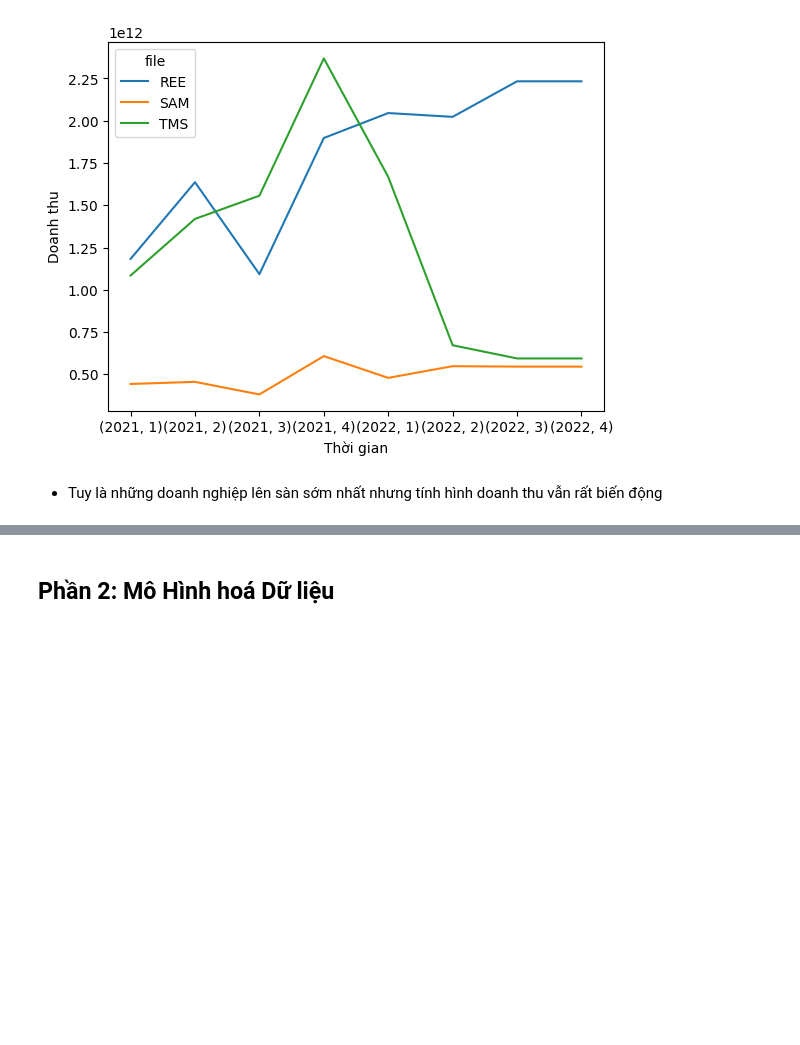
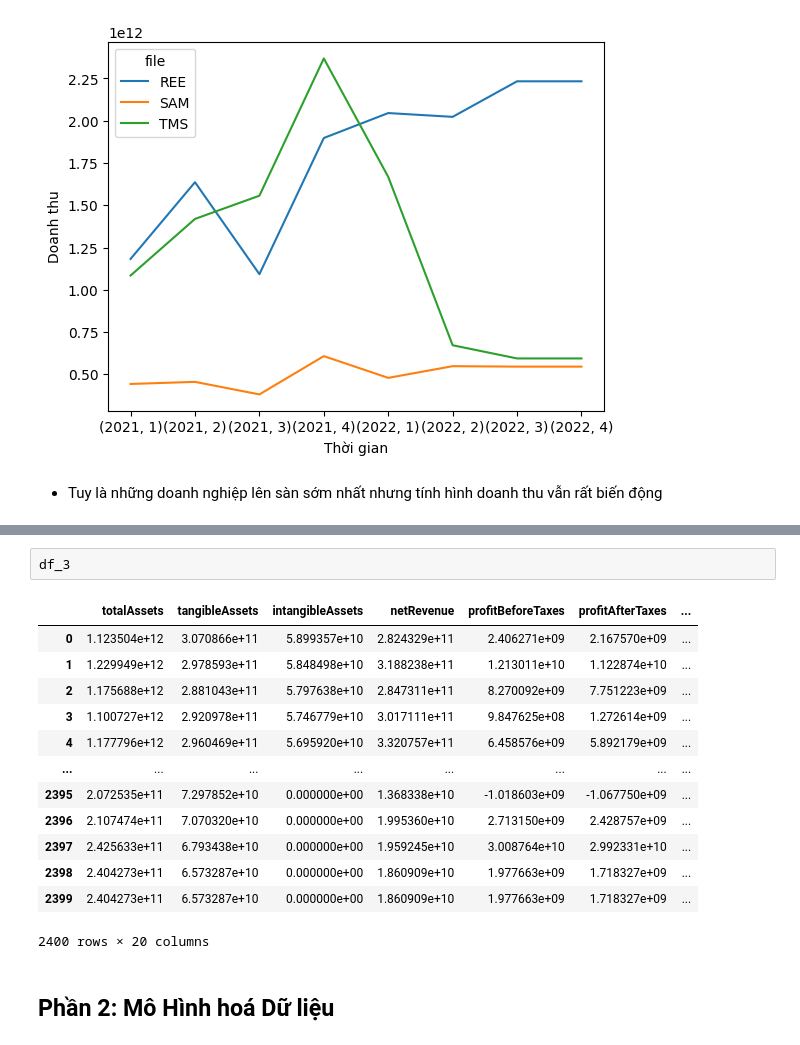
Before and after one commit to minhtringuyennn/NMKHDL_Project, a Jupyter notebook: crawl/crawl_data.ipynb, the cells around one changed output, grey strips where cells are left out. Cells and saved outputs as stored; diff of their text form; blank space fills up the shorter version.

```diff
--- a/crawl/crawl_data.ipynb
+++ b/crawl/crawl_data.ipynb
@@ -769,3 +789,19 @@ new.plot(xlabel='Thời gian',ylabel='Doanh thu')
+# %%
+df_3
+# %% [output]
+|  | totalAssets | tangibleAssets | intangibleAssets | netRevenue | profitBeforeTaxes | profitAfterTaxes | ... |
+| 0 | 1.123504e+12 | 3.070866e+11 | 5.899357e+10 | 2.824329e+11 | 2.406271e+09 | 2.167570e+09 | ... |
+| 1 | 1.229949e+12 | 2.978593e+11 | 5.848498e+10 | 3.188238e+11 | 1.213011e+10 | 1.122874e+10 | ... |
+| 2 | 1.175688e+12 | 2.881043e+11 | 5.797638e+10 | 2.847311e+11 | 8.270092e+09 | 7.751223e+09 | ... |
+| 3 | 1.100727e+12 | 2.920978e+11 | 5.746779e+10 | 3.017111e+11 | 9.847625e+08 | 1.272614e+09 | ... |
+| 4 | 1.177796e+12 | 2.960469e+11 | 5.695920e+10 | 3.320757e+11 | 6.458576e+09 | 5.892179e+09 | ... |
+| ... | ... | ... | ... | ... | ... | ... | ... |
+| 2395 | 2.072535e+11 | 7.297852e+10 | 0.000000e+00 | 1.368338e+10 | -1.018603e+09 | -1.067750e+09 | ... |
+| 2396 | 2.107474e+11 | 7.070320e+10 | 0.000000e+00 | 1.995360e+10 | 2.713150e+09 | 2.428757e+09 | ... |
+| 2397 | 2.425633e+11 | 6.793438e+10 | 0.000000e+00 | 1.959245e+10 | 3.008764e+10 | 2.992331e+10 | ... |
+| 2398 | 2.404273e+11 | 6.573287e+10 | 0.000000e+00 | 1.860909e+10 | 1.977663e+09 | 1.718327e+09 | ... |
+| 2399 | 2.404273e+11 | 6.573287e+10 | 0.000000e+00 | 1.860909e+10 | 1.977663e+09 | 1.718327e+09 | ... |
+2400 rows × 20 columns
 # %% [markdown]
 ## Phần 2: Mô Hình hoá Dữ liệu
 # %% [markdown]
```
Also changed, not shown: parts of 14 cells of this notebook.
